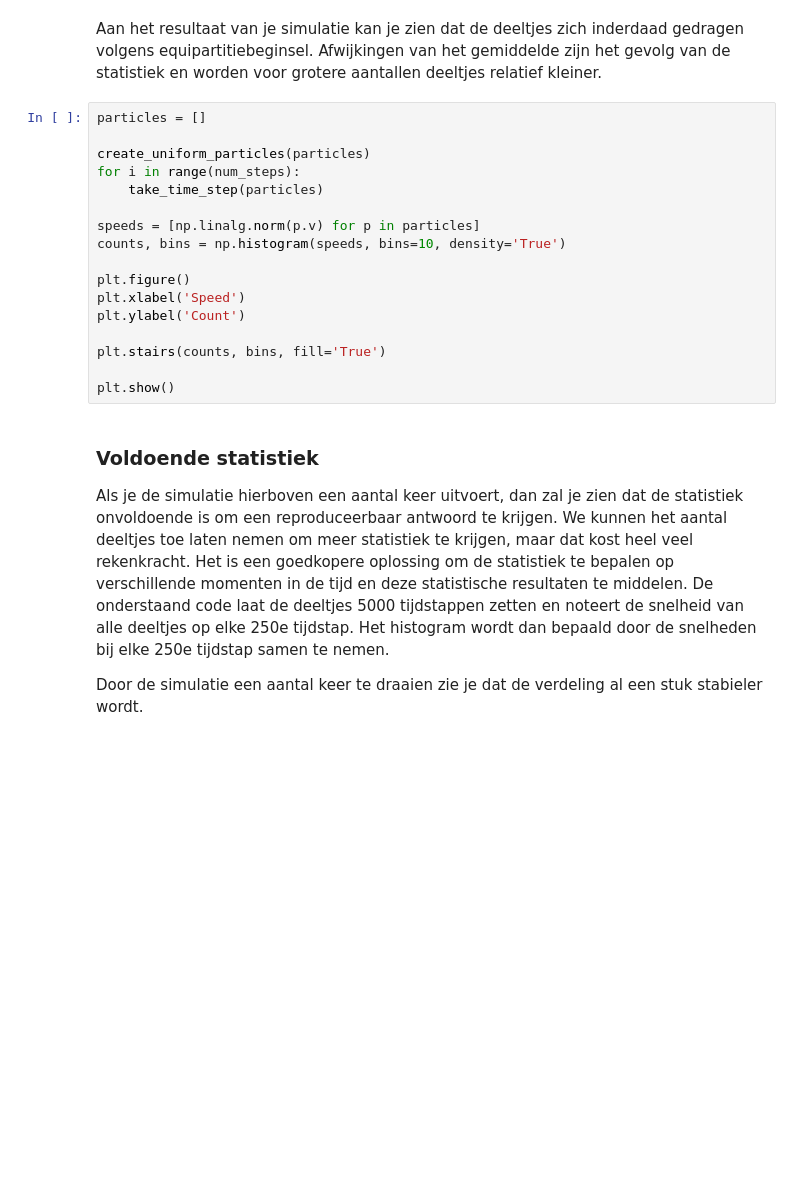
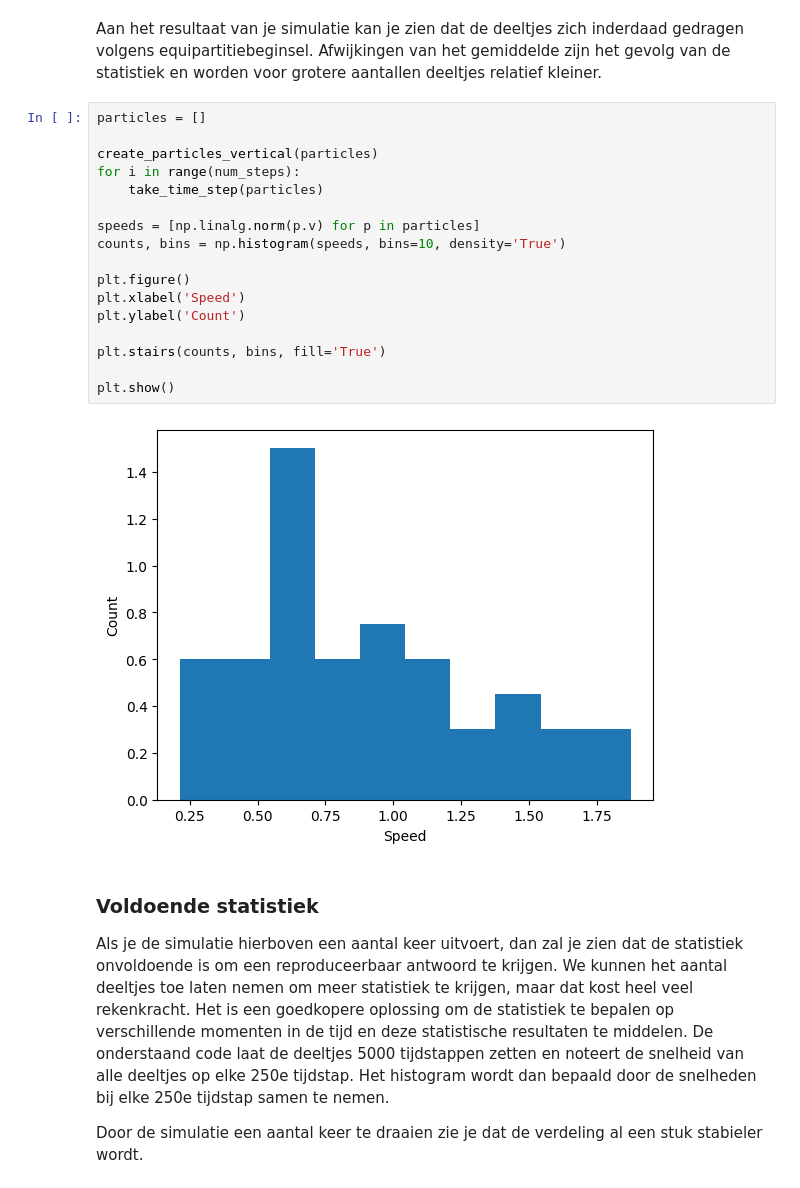
Before and after one commit to Ernesto-delft/Floris-Ernesto, a Jupyter notebook: Content/PySim/6_boltzmann.ipynb, the cells around one changed output. Drawn from its saved outputs; the diff is of its cells as text; blank space fills up the shorter version.

```diff
--- a/Content/PySim/6_boltzmann.ipynb
+++ b/Content/PySim/6_boltzmann.ipynb
@@ -259,20 +259,22 @@ Aan het resultaat van je simulatie kan je zien dat de deeltjes zich inderdaad ge
 # %%
 particles = []
 
-create_uniform_particles(particles)
+create_particles_vertical(particles)
 for i in range(num_steps):
     take_time_step(particles)
 
 speeds = [np.linalg.norm(p.v) for p in particles]
 counts, bins = np.histogram(speeds, bins=10, density='True')
 
 plt.figure()
 plt.xlabel('Speed')
 plt.ylabel('Count')
 
 plt.stairs(counts, bins, fill='True')
 
 plt.show()
+# %% [output]
+[figure, added]
 # %% [markdown]
 ### Voldoende statistiek
 
```
Also changed, not shown: parts of 7 cells of this notebook.
